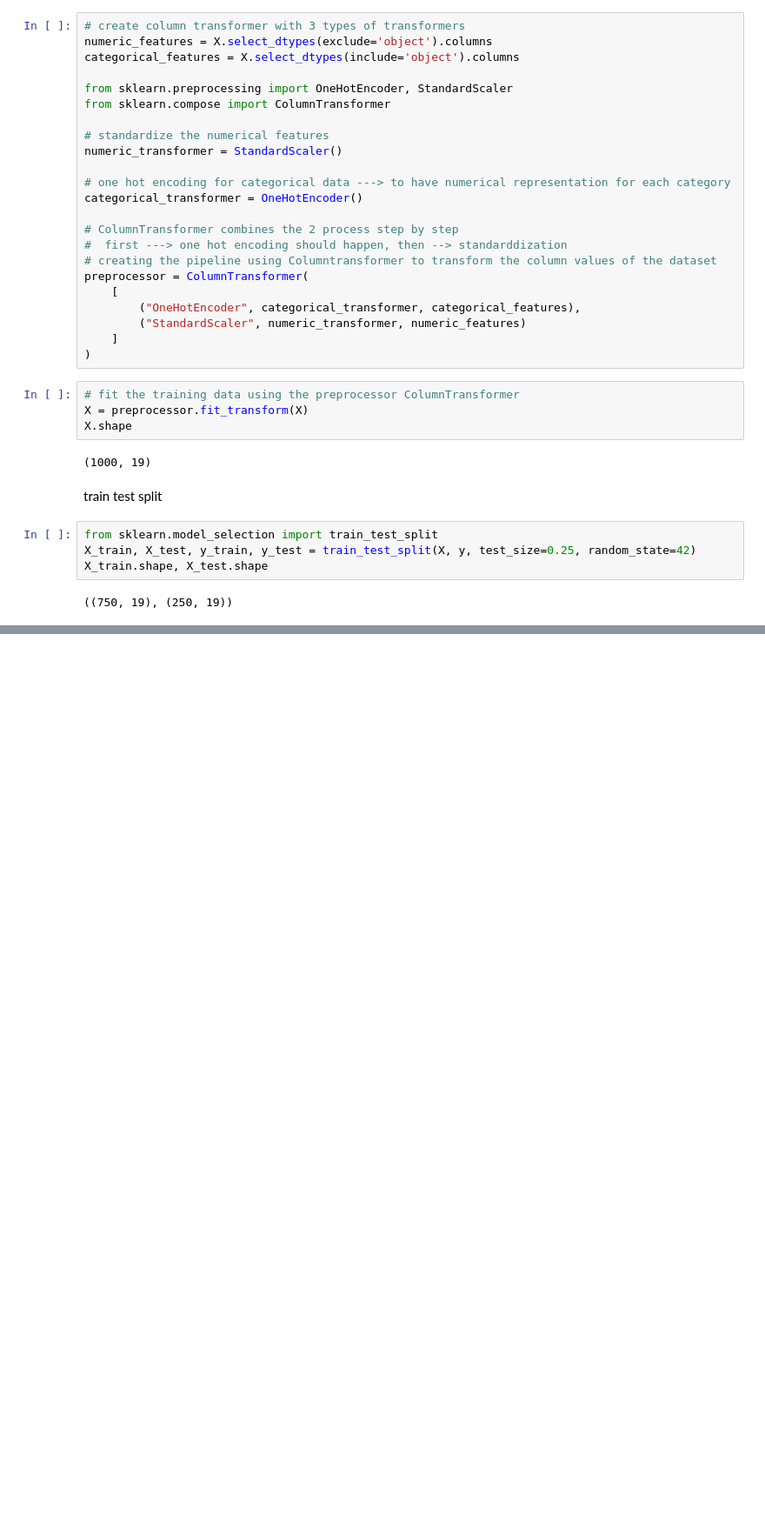
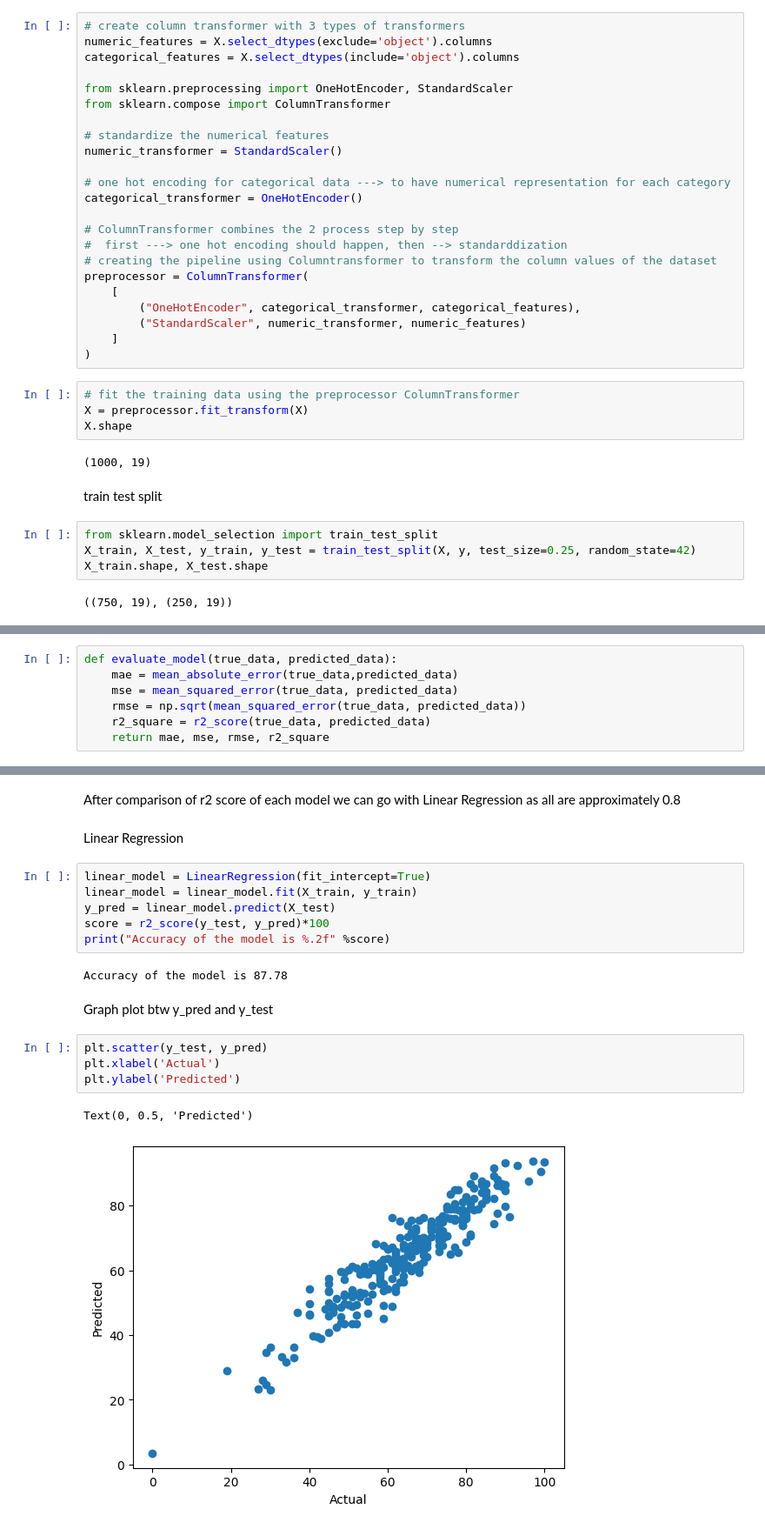
Before and after one commit to codebynishhhi/data_science_learnings, a Jupyter notebook: Project1/notebook/Model_training.ipynb, the cells around one changed output, grey strips where cells are left out. Shown at 87% size. Saved outputs shown, nothing was run; the diff lists cells and outputs as text; blank space fills up the shorter version.

```diff
--- a/Project1/notebook/Model_training.ipynb
+++ b/Project1/notebook/Model_training.ipynb
@@ -132,0 +135,7 @@ X_train.shape, X_test.shape
+# %%
+def evaluate_model(true_data, predicted_data):
+    mae = mean_absolute_error(true_data,predicted_data)
+    mse = mean_squared_error(true_data, predicted_data)
+    rmse = np.sqrt(mean_squared_error(true_data, predicted_data))
+    r2_square = r2_score(true_data, predicted_data)
+    return mae, mse, rmse, r2_square
@@ -132,0 +221,21 @@ X_train.shape, X_test.shape
+# %% [markdown]
+After comparison of r2 score of each model we can go with Linear Regression as all are approximately 0.8
+# %% [markdown]
+Linear Regression
+# %%
+linear_model = LinearRegression(fit_intercept=True)
+linear_model = linear_model.fit(X_train, y_train)
+y_pred = linear_model.predict(X_test)
+score = r2_score(y_test, y_pred)*100
+print("Accuracy of the model is %.2f" %score)
+# %% [output]
+Accuracy of the model is 87.78
+# %% [markdown]
+Graph plot btw y_pred and y_test
+# %%
+plt.scatter(y_test, y_pred)
+plt.xlabel('Actual')
+plt.ylabel('Predicted')
+# %% [output]
+Text(0, 0.5, 'Predicted')
+[figure, added]
```
Also changed, not shown: parts of 7 cells of this notebook, 4 other files.
